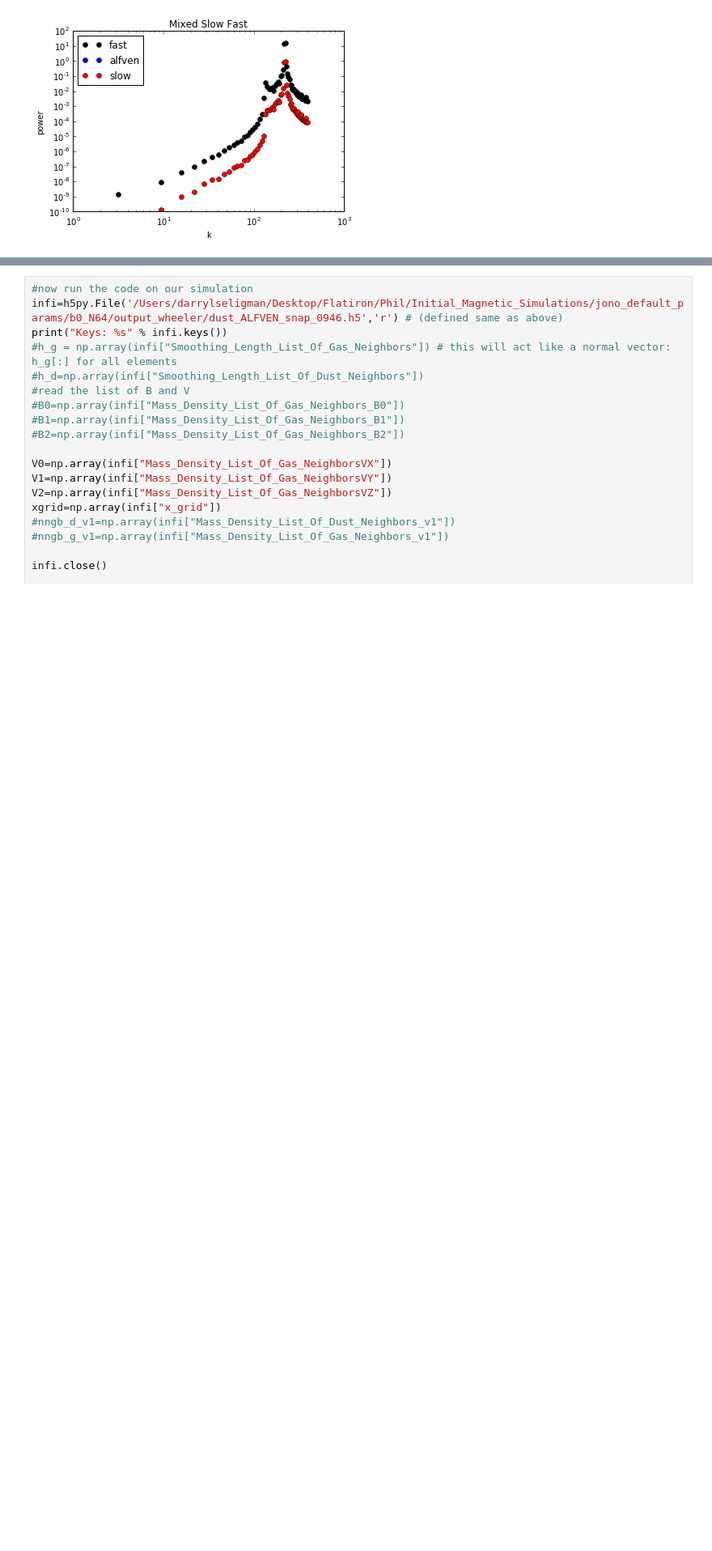
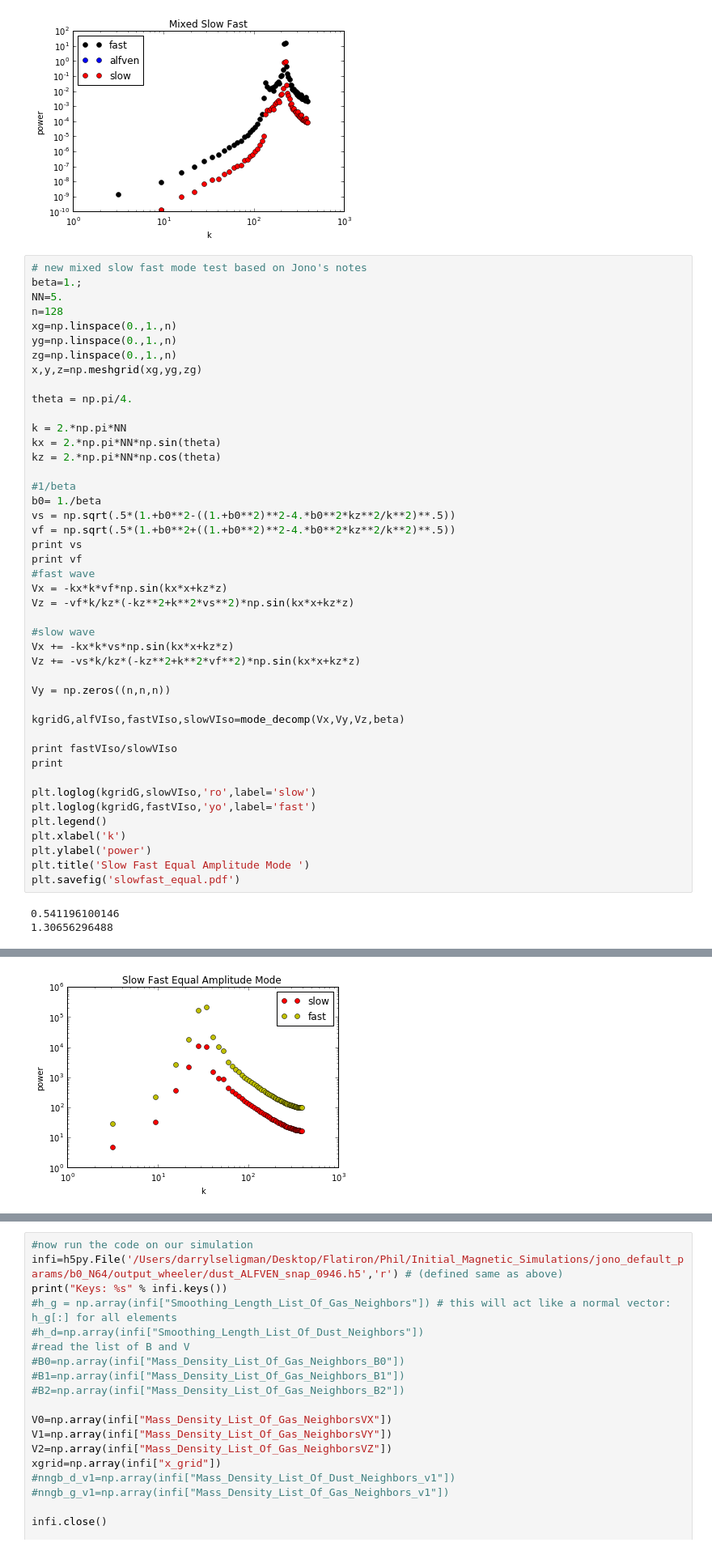
Before and after one commit to DSeligman/MHD_mode_decomposition, a Jupyter notebook: MODE_decomposition_tests.ipynb, the cells around one changed output, grey strips where cells are left out. Shown at 81% size. Drawn from its saved outputs; the diff is of its cells as text; blank space fills up the shorter version.

```diff
--- a/MODE_decomposition_tests.ipynb
+++ b/MODE_decomposition_tests.ipynb
@@ -309,3 +309,50 @@ plt.title('Mixed Slow Fast')
 63
 <matplotlib.text.Text at 0x...>
 [figure]
+# %%
+# new mixed slow fast mode test based on Jono's notes
+beta=1.;
+NN=5.
+n=128
+xg=np.linspace(0.,1.,n)
+yg=np.linspace(0.,1.,n)
+zg=np.linspace(0.,1.,n)
+x,y,z=np.meshgrid(xg,yg,zg)
+
+theta = np.pi/4.
+
+k = 2.*np.pi*NN
+kx = 2.*np.pi*NN*np.sin(theta)
+kz = 2.*np.pi*NN*np.cos(theta)
+
+#1/beta
+b0= 1./beta
+vs = np.sqrt(.5*(1.+b0**2-((1.+b0**2)**2-4.*b0**2*kz**2/k**2)**.5))
+vf = np.sqrt(.5*(1.+b0**2+((1.+b0**2)**2-4.*b0**2*kz**2/k**2)**.5))
+print vs
+print vf
+#fast wave
+Vx = -kx*k*vf*np.sin(kx*x+kz*z)
+Vz = -vf*k/kz*(-kz**2+k**2*vs**2)*np.sin(kx*x+kz*z)
+
+#slow wave
+Vx += -kx*k*vs*np.sin(kx*x+kz*z)
+Vz += -vs*k/kz*(-kz**2+k**2*vf**2)*np.sin(kx*x+kz*z)
+
+Vy = np.zeros((n,n,n))
+
+kgridG,alfVIso,fastVIso,slowVIso=mode_decomp(Vx,Vy,Vz,beta)
+
+print fastVIso/slowVIso
+print
+
+plt.loglog(kgridG,slowVIso,'ro',label='slow')
+plt.loglog(kgridG,fastVIso,'yo',label='fast')
+plt.legend()
+plt.xlabel('k')
+plt.ylabel('power')
+plt.title('Slow Fast Equal Amplitude Mode ')
+plt.savefig('slowfast_equal.pdf')
+# %% [output]
+0.541196100146
+1.30656296488
@@ -311,0 +375 @@ plt.title('Mixed Slow Fast')
+[figure, added]
```
Also changed, not shown: parts of 2 cells of this notebook.
